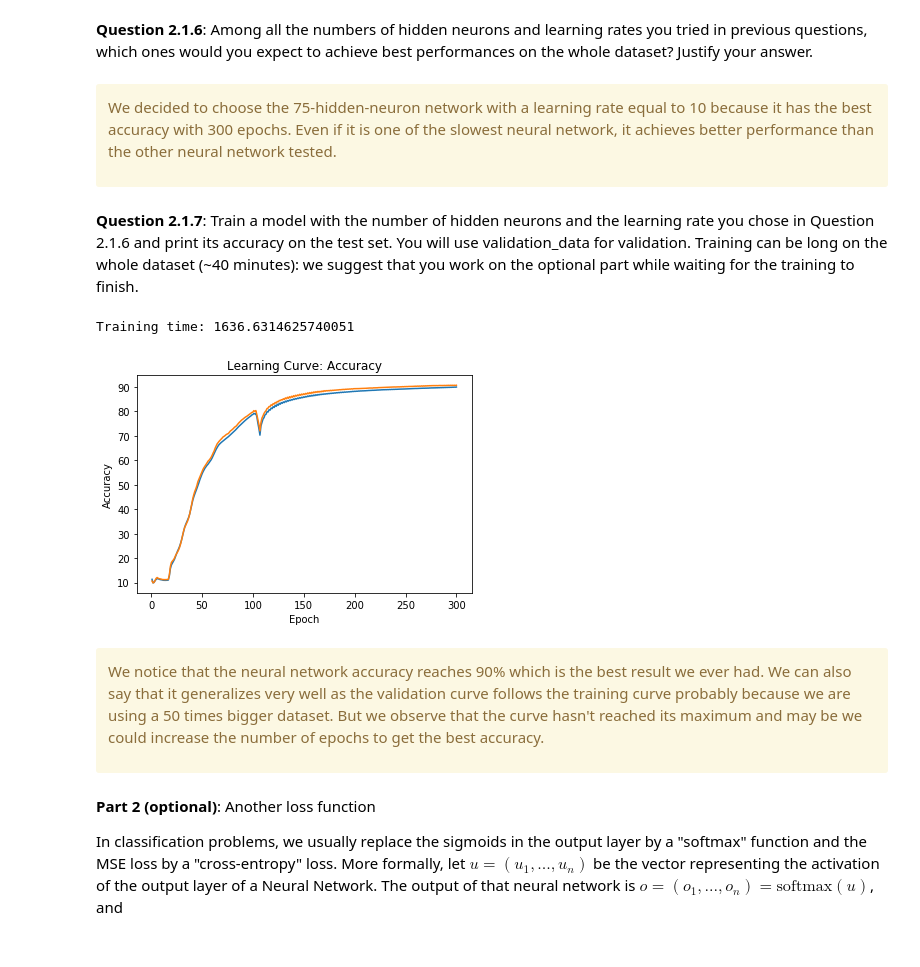
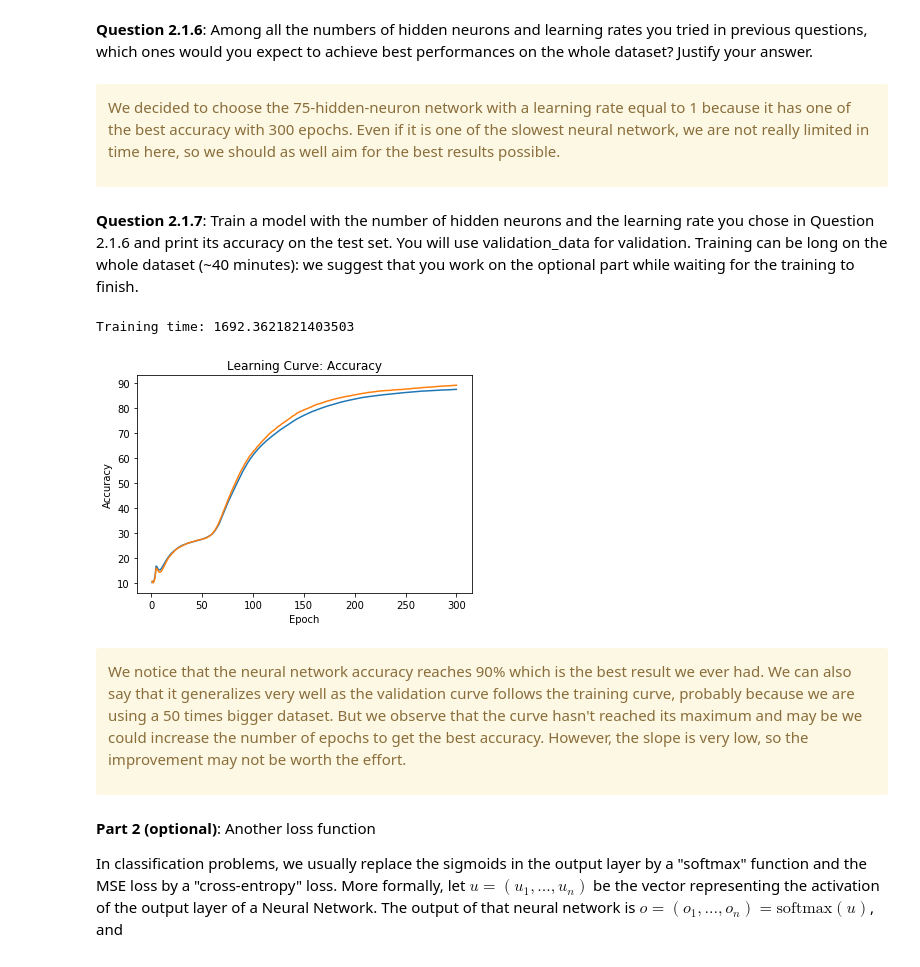
Before and after one commit to mjay42/DeepLearning, a Jupyter notebook: Handwritten_Digits_Recognition/Lab1_DL-Students_2019.ipynb, the cells around one changed output. Saved outputs shown, nothing was run; the diff lists cells and outputs as text; code cells hidden in the pictures.

```diff
--- a/Handwritten_Digits_Recognition/Lab1_DL-Students_2019.ipynb
+++ b/Handwritten_Digits_Recognition/Lab1_DL-Students_2019.ipynb
@@ -80,18 +80,20 @@ o2_1 = sigmoid(o1_1*w2_11+o1_2*w2_21+1.0*w2_01)# Output of the black neuron
 print("=== FORWARD PASS 1 ===")
 print("o =", o2_1)
 
+x = (o2_1-y)*o2_1*(1-o2_1)
+
 # Partial derivatives of the loss wrt weights of the second layer
-dL_w2_01 = (o2_1-y)*o2_1*(1-o2_1)*1.0
-dL_w2_11 = (o2_1-y)*o2_1*(1-o2_1)*o1_1
-dL_w2_21 = (o2_1-y)*o2_1*(1-o2_1)*o1_2
+dL_w2_01 = 2*x*1.0
+dL_w2_11 = 2*x*o1_1
+dL_w2_21 = 2*x*o1_2
 
 # Partial derivatives of the loss wrt weights of the first layer
-dL_w1_01 = 1.0*(o2_1-y)*o2_1*(1-o2_1)*w2_11*o1_1*(1-o1_1)
-dL_w1_11 = x1*(o2_1-y)*o2_1*(1-o2_1)*w2_11*o1_1*(1-o1_1)
-dL_w1_21 = x2*(o2_1-y)*o2_1*(1-o2_1)*w2_11*o1_1*(1-o1_1)
-dL_w1_02 = 1.0*(o2_1-y)*o2_1*(1-o2_1)*w2_21*o1_2*(1-o1_2)
-dL_w1_12 = x1*(o2_1-y)*o2_1*(1-o2_1)*w2_21*o1_2*(1-o1_2)
-dL_w1_22 = x2*(o2_1-y)*o2_1*(1-o2_1)*w2_21*o1_2*(1-o1_2)
+dL_w1_01 = 1.0 *x* w2_11*o1_1*(1-o1_1)
+dL_w1_11 = x1 *x* w2_11*o1_1*(1-o1_1)
+dL_w1_21 = x2 *x* w2_11*o1_1*(1-o1_1)
+dL_w1_02 = 1.0 *x* w2_21*o1_2*(1-o1_2)
+dL_w1_12 = x1 *x* w2_21*o1_2*(1-o1_2)
+dL_w1_22 = x2 *x* w2_21*o1_2*(1-o1_2)
 
 # Weights updates
 w1_01 -= lr*dL_w1_01
@@ -159,10 +161,10 @@ class NeuralNetwork(NeuralNetwork):
               # Shape of u_1 should be [batch_size, number_of_neurons_in_hidden_layer]
         self.u_hidden = u_1
         self.o_hidden = np.ones((u_1.shape[0], u_1.shape[1]+1)) # Shape = [batch_size, number_of_hidden_values+1]
-        self.o_hidden[:, :-1] = transfer_f(u_1) # Compute output of hidden layer
+        self.o_hidden[:, :-1] = self.transfer_f(u_1) # Compute output of hidden layer
         u_2 = np.dot(self.o_hidden,self.W_hidden_to_output) # Compute activations for the output layer
         self.u_output = u_2
-        self.o_output = transfer_f(u_2)# Compute output of output layer
+        self.o_output = self.transfer_f(u_2)# Compute output of output layer
 # %% [markdown]
 <b>Question 1.2.2</b>: Test your implementation: create the Neural Network defined in Part 1 and see if the feedforward() function you implemented gives the same results as the ones you found by hand.
 # %%
@@ -191,8 +193,8 @@ class NeuralNetwork(NeuralNetwork):
         transfer_df = self.transfer_df
         l = learning_rate
         targets = np.array(targets) # Target outputs
-        self.dL_du_output = (self.o_output - targets)*(transfer_df(self.u_output)) # Compute partial derivative of loss with respect to activations of output layer
-        self.dL_du_hidden =np.dot(self.dL_du_output,self.W_hidden_to_output[:-1,:].T)*transfer_df(self.u_hidden) # Compute partial derivative of loss with respect to activations of hidden layer
+        self.dL_du_output = 2*(self.o_output - targets)*(self.transfer_df(self.u_output)) # Compute partial derivative of loss with respect to activations of output layer
+        self.dL_du_hidden =np.dot(self.dL_du_output,self.W_hidden_to_output[:-1,:].T)*self.transfer_df(self.u_hidden) # Compute partial derivative of loss with respect to activations of hidden layer
         # Compute partial derivative of loss with respect to weights\
         dW_input_to_hidden = np.dot(self.input.T,self.dL_du_hidden)
         dW_hidden_to_output = np.dot(self.o_hidden.T,self.dL_du_output)
@@ -412,19 +414,19 @@ Training time: 2.6191651821136475
 # %% [markdown]
 <b>Question 2.1.6</b>: Among all the numbers of hidden neurons and learning rates you tried in previous questions, which ones would you expect to achieve best performances on the whole dataset? Justify your answer.
 # %% [markdown]
-<div class="alert alert-warning"> <p> We decided to choose the 75-hidden-neuron network with a learning rate equal to 10 because it has the best accuracy with 300 epochs. Even if it is one of the slowest neural network, it achieves better performance than the other neural network tested.</p> </div>
+<div class="alert alert-warning"> <p> We decided to choose the 75-hidden-neuron network with a learning rate equal to 1 because it has one of the best accuracy with 300 epochs. Even if it is one of the slowest neural network, we are not really limited in time here, so we should as well aim for the best results possible.</p> </div>
 # %% [markdown]
 <b>Question 2.1.7</b>: Train a model with the number of hidden neurons and the learning rate you chose in Question 2.1.6 and print its accuracy on the test set. You will use validation_data for validation. Training can be long on the whole dataset (~40 minutes): we suggest that you work on the optional part while waiting for the training to finish.
 # %%
 mnist_model = NeuralNetwork(784,75,10)
 
 mnist_model_75.weights_init()
-mnist_model_75.train(training_data, validation_data, 300, 10)
+mnist_model_75.train(training_data, validation_data, 300, 1)
 # %% [output]
-Training time: 1636.6314625740051
+Training time: 1692.3621821403503
-[figure, old version]
+[figure, new version]
 # %% [markdown]
-<div class="alert alert-warning"> <p> We notice that the neural network accuracy reaches 90% which is the best result we ever had. We can also say that it generalizes very well as the validation curve follows the training curve probably because we are using a 50 times bigger dataset. But we observe that the curve hasn't reached its maximum and may be we could increase the number of epochs to get the best accuracy. </p> </div>
+<div class="alert alert-warning"> <p> We notice that the neural network accuracy reaches 90% which is the best result we ever had. We can also say that it generalizes very well as the validation curve follows the training curve, probably because we are using a 50 times bigger dataset. But we observe that the curve hasn't reached its maximum and may be we could increase the number of epochs to get the best accuracy. However, the slope is very low, so the improvement may not be worth the effort. </p> </div>
 # %% [markdown]
 <b>Part 2 (optional)</b>: Another loss function
 
```
Also changed, not shown: parts of 12 cells of this notebook, 1 other file.
